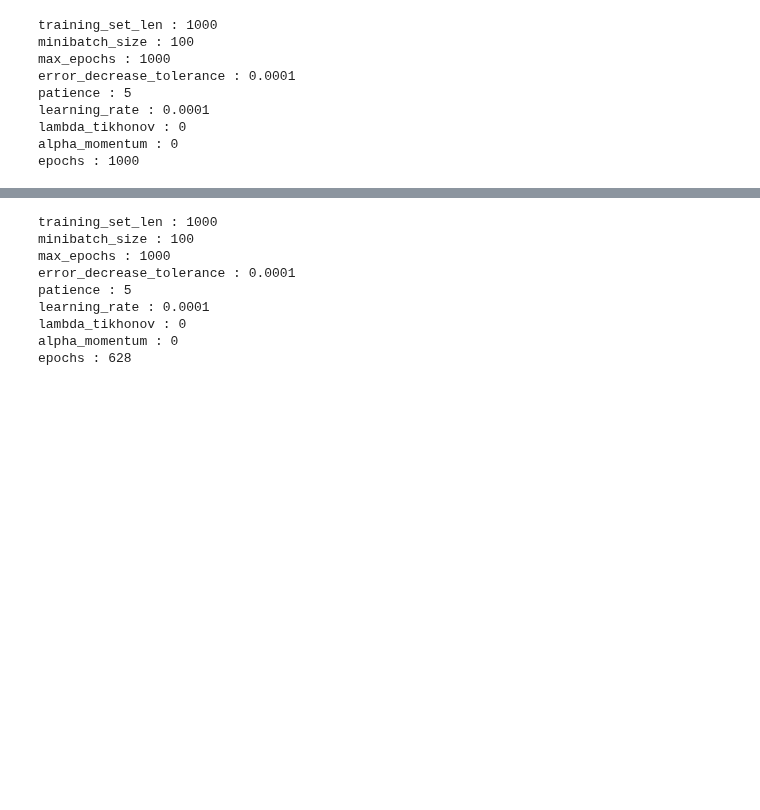
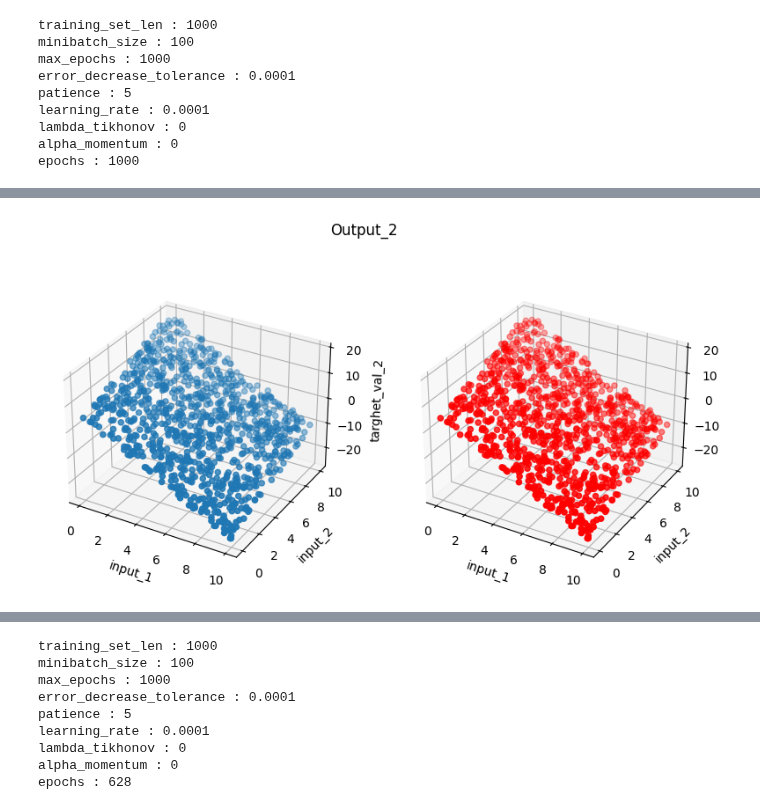
Before and after one commit to JacopoRaffi/ML_Proj_NN, a Jupyter notebook: notebook/nn_test_simple.ipynb, the cells around one changed output, grey strips where cells are left out. Drawn from its saved outputs; the diff is of its cells as text; code cells hidden in the pictures; blank space fills up the shorter version.

```diff
--- a/notebook/nn_test_simple.ipynb
+++ b/notebook/nn_test_simple.ipynb
@@ -156,0 +158,22 @@ for i in range(tr_1_output):
+# %%
+fig = plt.figure(figsize=plt.figaspect(0.5))
+fig.suptitle('Output_2')
+
+ax = fig.add_subplot(1, 2, 1, projection='3d')
+# For each set of style and range settings, plot n random points in the box
+# defined by x in [23, 32], y in [0, 100], z in [zlow, zhigh].
+ax.scatter(training_set[:,0], training_set[:,1], training_set[:,TR_INPUT + 1], marker='o')
+ax.set_xlabel('input_1')
+ax.set_ylabel('input_2')
+ax.set_zlabel('targhet_val_2')
+
+ax = fig.add_subplot(1, 2, 2, projection='3d')
+# For each set of style and range settings, plot n random points in the box
+# defined by x in [23, 32], y in [0, 100], z in [zlow, zhigh].
+ax.scatter(training_set[:,0], training_set[:,1], predictions[:,1], marker='o', color='red')
+ax.set_xlabel('input_1')
+ax.set_ylabel('input_2')
+ax.set_zlabel('prediction_2')
+plt.show()
+# %% [output]
+[figure, added]
```
Also changed, not shown: parts of 18 cells of this notebook, 3 other files.
